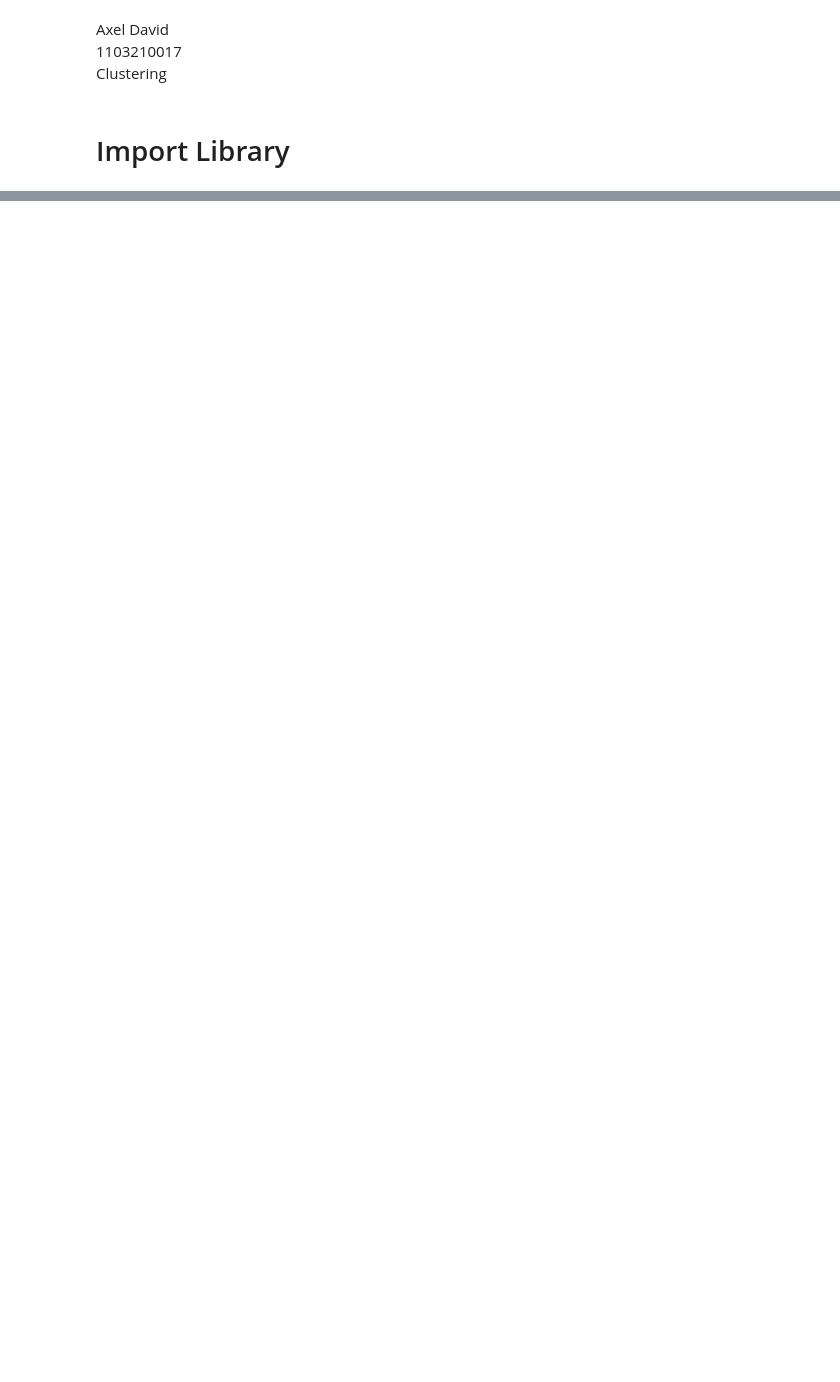
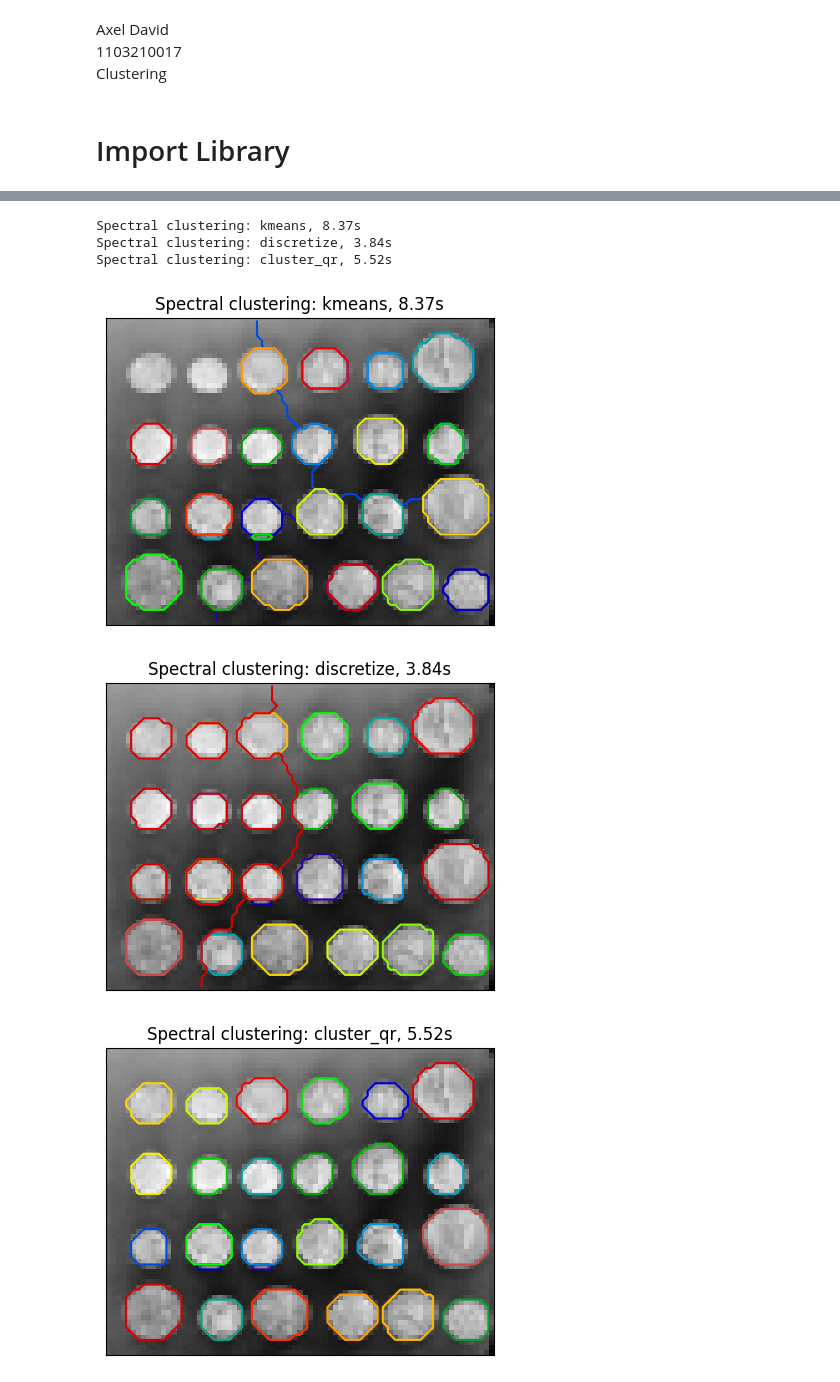
Before and after one commit to szyxxx/MachineLearning-TelkomUniversity, a Jupyter notebook: Clustering/SKLEARN/AXELDAVID_1103210017_TK4504_SKLEARN_CLUSTERING_SPECTRAL_CLUSTERING.ipynb, the cells around one changed output, grey strips where cells are left out. Drawn from its saved outputs; the diff is of its cells as text; code cells hidden in the pictures; blank space fills up the shorter version.

```diff
--- a/Clustering/SKLEARN/AXELDAVID_1103210017_TK4504_SKLEARN_CLUSTERING_SPECTRAL_CLUSTERING.ipynb
+++ b/Clustering/SKLEARN/AXELDAVID_1103210017_TK4504_SKLEARN_CLUSTERING_SPECTRAL_CLUSTERING.ipynb
@@ -78,0 +115,48 @@ plt.show()
+# %%
+# Computing a few extra eigenvectors may speed up the eigen_solver.
+# The spectral clustering quality may also benefit from requesting
+# extra regions for segmentation.
+n_regions_plus = 3
+
+# Apply spectral clustering using the default eigen_solver='arpack'.
+# Any implemented solver can be used: eigen_solver='arpack', 'lobpcg', or 'amg'.
+# Choosing eigen_solver='amg' requires an extra package called 'pyamg'.
+# The quality of segmentation and the speed of calculations is mostly determined
+# by the choice of the solver and the value of the tolerance 'eigen_tol'.
+# TODO: varying eigen_tol seems to have no effect for 'lobpcg' and 'amg' #21243.
+for assign_labels in ("kmeans", "discretize", "cluster_qr"):
+    t0 = time.time()
+    labels = spectral_clustering(
+        graph,
+        n_clusters=(n_regions + n_regions_plus),
+        eigen_tol=1e-7,
+        assign_labels=assign_labels,
+        random_state=42,
+    )
+
+    t1 = time.time()
+    labels = labels.reshape(rescaled_coins.shape)
+    plt.figure(figsize=(5, 5))
+    plt.imshow(rescaled_coins, cmap=plt.cm.gray)
+
+    plt.xticks(())
+    plt.yticks(())
+    title = "Spectral clustering: %s, %.2fs" % (assign_labels, (t1 - t0))
+    print(title)
+    plt.title(title)
+    for l in range(n_regions):
+        colors = [plt.cm.nipy_spectral((l + 4) / float(n_regions + 4))]
+        plt.contour(labels == l, colors=colors)
+        # To view individual segments as appear comment in plt.pause(0.5)
+plt.show()
+
+# TODO: After #21194 is merged and #21243 is fixed, check which eigen_solver
+# is the best and set eigen_solver='arpack', 'lobpcg', or 'amg' and eigen_tol
+# explicitly in this example.
+# %% [output]
+Spectral clustering: kmeans, 8.37s
+Spectral clustering: discretize, 3.84s
+Spectral clustering: cluster_qr, 5.52s
+[figure, added]
+[figure, added]
+[figure, added]
```
Also changed, not shown: parts of 9 cells of this notebook.
